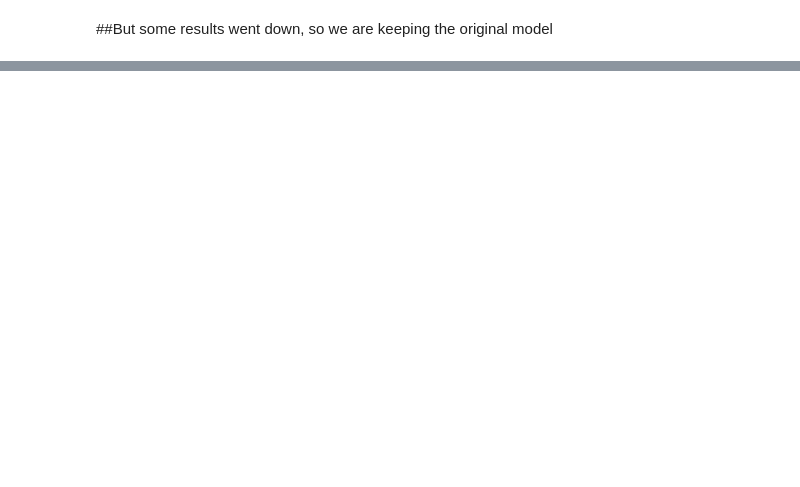
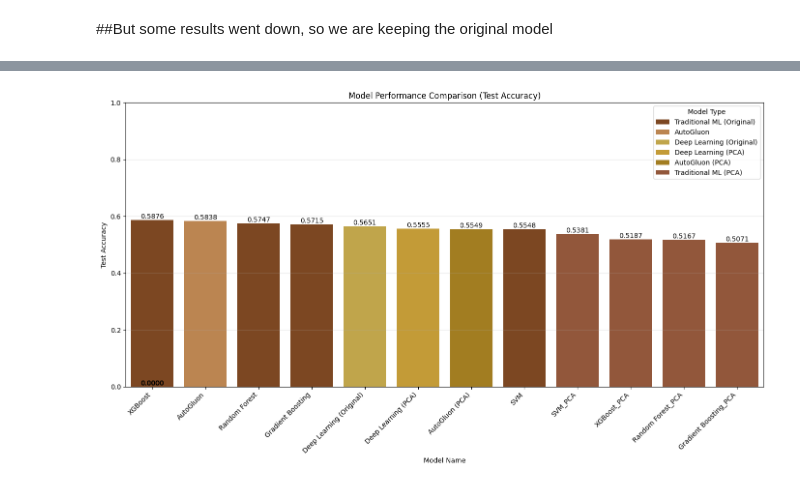
Before and after one commit to marwahfaraj/music-genre-classification_with_app, a Jupyter notebook: 03_modeling.ipynb, the cells around one changed output, grey strips where cells are left out. Cells and saved outputs as stored; diff of their text form; code cells hidden in the pictures; blank space fills up the shorter version.

```diff
--- a/03_modeling.ipynb
+++ b/03_modeling.ipynb
@@ -393,0 +497,2 @@ weighted avg       0.60      0.61      0.60      5666
+# %%
+dl_model.compile(optimizer='adam', loss='sparse_categorical_crossentropy', metrics=['accuracy'])
@@ -443,0 +1425,38 @@ plt.show()
+# %%
+import matplotlib.pyplot as plt
+import seaborn as sns
+import pandas as pd
+
+# Ensure the directory exists
+if not os.path.exists('images/models'):
+    os.makedirs('images/models')
+
+# Set up white background and golden color scheme
+plt.style.use('default')
+golden_palette = ['#8B4513', '#CD853F', '#D4AF37', '#DAA520', '#B8860B', '#A0522D']
+
+# Prepare data for plotting - filter for models with Test Accuracy
+comparison_df_plot = comparison_df.dropna(subset=['Test Accuracy']).copy()
+
+# Sort the DataFrame by Test Accuracy for better visualization
+comparison_df_plot = comparison_df_plot.sort_values(by='Test Accuracy', ascending=False)
+
+plt.figure(figsize=(14, 8))
+bars = sns.barplot(x='Model Name', y='Test Accuracy', hue='Model Type', data=comparison_df_plot, palette=golden_palette, dodge=False)
+plt.title('Model Performance Comparison (Test Accuracy)')
+plt.xlabel('Model Name')
+plt.ylabel('Test Accuracy')
+plt.xticks(rotation=45, ha='right')
+plt.ylim(0, 1.0) # Set y-axis limit from 0 to 1 for accuracy
+plt.grid(axis='y', alpha=0.3)
+plt.tight_layout()
+
+# Add accuracy values on top of the bars
+for bar in bars.patches:
+    plt.text(bar.get_x() + bar.get_width() / 2., bar.get_height(),
+             f'{bar.get_height():.4f}', ha='center', va='bottom')
+
+plt.savefig('images/models/model_performance_comparison_bar_plot.png')
+plt.show()
+# %% [output]
+[figure, added]
```
Also changed, not shown: parts of 91 cells of this notebook, 22 other files.
